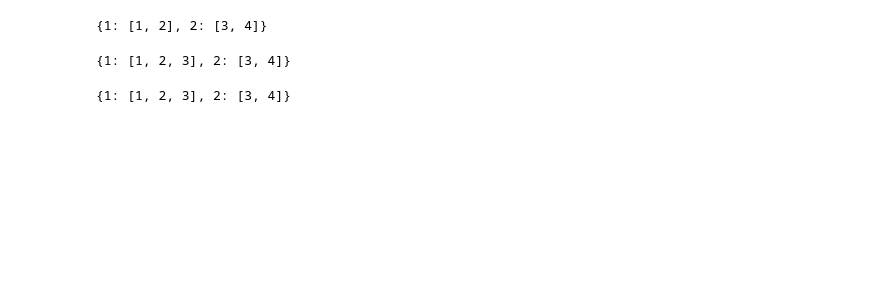
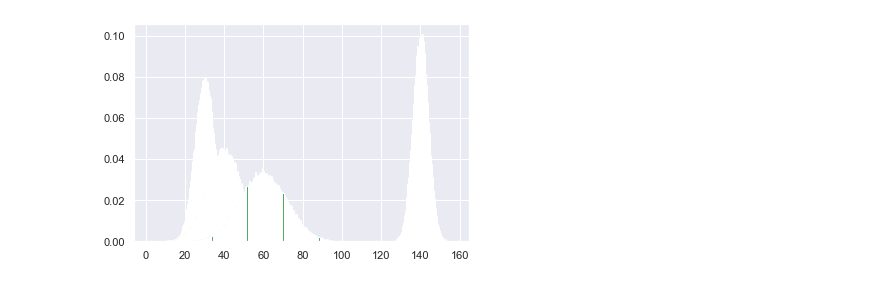
Before and after one commit to ishilov/data_market, a Jupyter notebook: second_test.ipynb, the cells around one changed output. Cells and saved outputs as stored; diff of their text form; code cells hidden in the pictures; blank space fills up the shorter version.

Commit message:
scaling tests again

```diff
--- a/second_test.ipynb
+++ b/second_test.ipynb
@@ -100,4 +13,0 @@ b = Mine(c)
-# %%
-b.a
-# %% [output]
-{1: [1, 2], 2: [3, 4]}
@@ -106,8 +14,17 @@ b.a[1] = [1,2,3]
-# %%
-b.a
-# %% [output]
-{1: [1, 2, 3], 2: [3, 4]}
-# %%
-c
-# %% [output]
-{1: [1, 2, 3], 2: [3, 4]}
+# %%
+test_1 = np.random.normal(30, 5, 100000)
+test_2 = np.random.normal(40, 9, 100000)
+test_3 = np.random.normal(60, 12, 100000)
+test_4 = np.random.normal(140, 4, 100000)
+# %%
+probas_1, values_1, _ = plt.hist(test_1, bins=200, density=True)
+probas_2, values_2, _ = plt.hist(test_2, bins=200, density=True)
+probas_3, values_3, _ = plt.hist(test_3, bins=200, density=True)
+probas_4, values_4, _ = plt.hist(test_4, bins=200, density=True)
+
+probas_1 = probas_1 / probas_1.sum()
+probas_2 = probas_2 / probas_2.sum()
+probas_3 = probas_3 / probas_3.sum()
+probas_4 = probas_4 / probas_4.sum()
+# %% [output]
+[figure, added]
```
Also changed, not shown: parts of 48 cells of this notebook.
